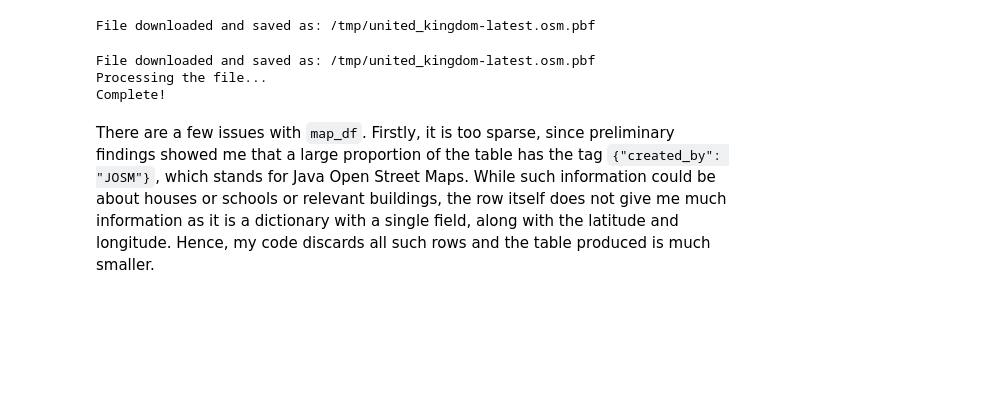
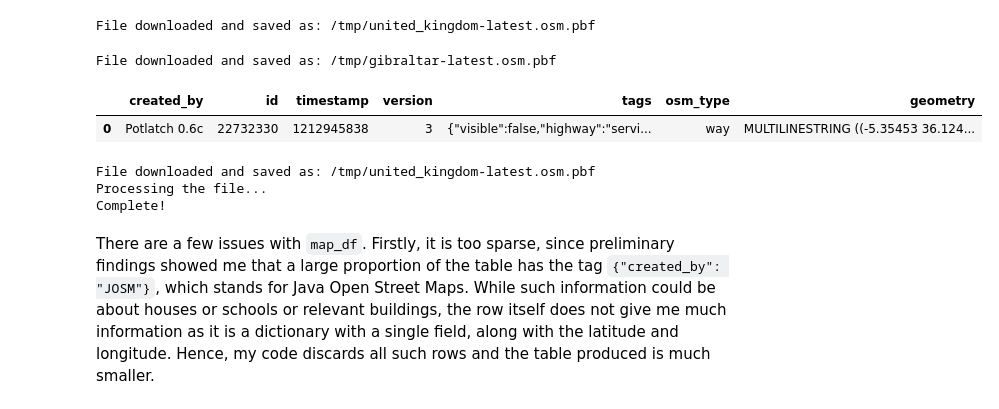
Before and after one commit to chenyilow/cyl68_ads_2024, a Jupyter notebook: _notebooks/ads_course_assessment.ipynb, the cells around one changed output. Drawn from its saved outputs; the diff is of its cells as text; code cells hidden in the pictures; blank space fills up the shorter version.

```diff
--- a/_notebooks/ads_course_assessment.ipynb
+++ b/_notebooks/ads_course_assessment.ipynb
@@ -347,0 +445,12 @@ File downloaded and saved as: /tmp/united_kingdom-latest.osm.pbf
+# %%
+url = "https://download.openstreetmap.fr/extracts/europe/gibraltar-latest.osm.pbf"
+fileName = "/tmp/gibraltar-latest.osm.pbf"
+
+response = requests.get(url)
+response.raise_for_status()
+with open(fileName, "wb") as f:
+    f.write(response.content)
+
+print(f"File downloaded and saved as: {fileName}")
+# %% [output]
+File downloaded and saved as: /tmp/gibraltar-latest.osm.pbf
@@ -348,3 +463,8 @@ File downloaded and saved as: /tmp/united_kingdom-latest.osm.pbf
+# %%
+map_df
+# %% [output]
+|  | created_by | id | timestamp | version | tags | osm_type | geometry |
+| 0 | Potlatch 0.6c | 22732330 | 1212945838 | 3 | {"visible":false,"highway":"servi... | way | MULTILINESTRING ((-5.35453 36.124... |
 # %%
 import osmium
 
```
Also changed, not shown: parts of 16 cells of this notebook.
